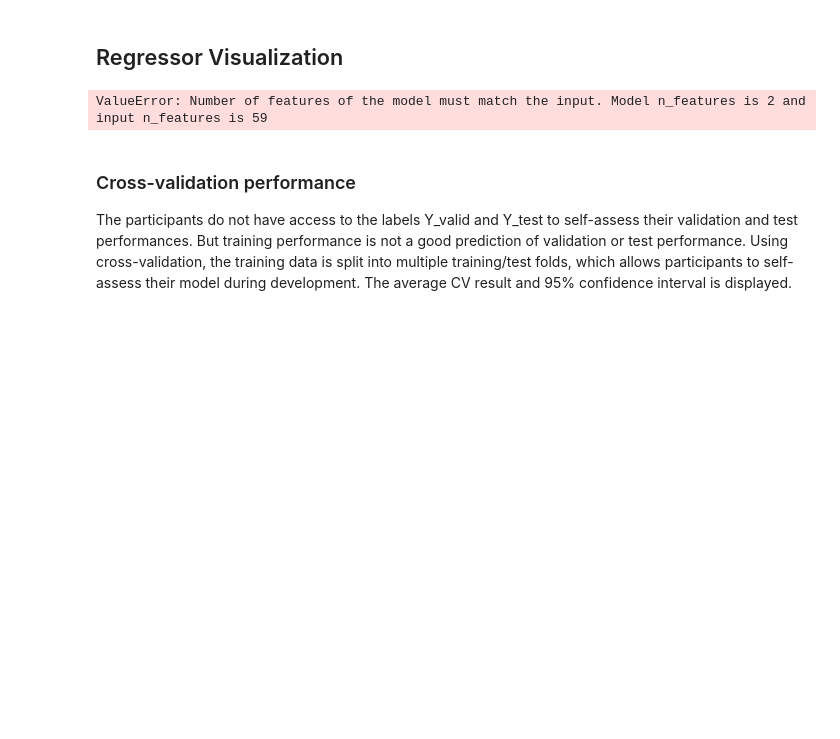
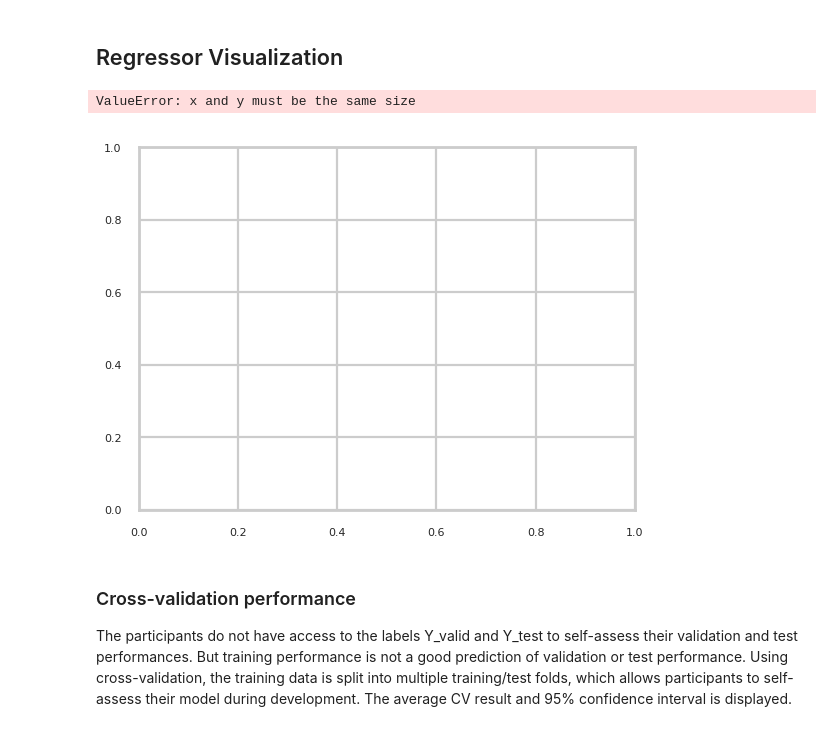
Before and after one commit to gojoise/MOTO, a Jupyter notebook: starting_kit/README_Visualization.ipynb, the cells around one changed output. Cells and saved outputs as stored; diff of their text form; code cells hidden in the pictures; blank space fills up the shorter version.

Commit message:
Regressor visualization- v2 (not working)

```diff
--- a/starting_kit/README_Visualization.ipynb
+++ b/starting_kit/README_Visualization.ipynb
@@ -421,29 +421,29 @@ plt.show()
 # %%
 from sklearn.tree import DecisionTreeRegressor
 
-
 # Fit regression model
+X_test= D.data['X_test']
 regr_1 = DecisionTreeRegressor(max_depth=2)
 regr_2 = DecisionTreeRegressor(max_depth=5)
-regr_1.fit(X, y)
-regr_2.fit(X, y)
-
+regr_1.fit(X_train, y)
+regr_2.fit(X_train, y)
 # Predict
-y_1 = regr_1.predict(X_train)
-y_2 = regr_2.predict(X_train)
+y_1 = regr_1.predict(X_test)
+y_2 = regr_2.predict(X_test)
 
 # Plot the results
 plt.figure()
 plt.scatter(X, y, s=20, edgecolor="black", c="darkorange", label="data")
 plt.plot(X_train, y_1, color="cornflowerblue",label="max_depth=2", linewidth=2)
 plt.plot(X_train, y_2, color="yellowgreen", label="max_depth=5", linewidth=2)
 plt.xlabel("data")
 plt.ylabel("target")
 plt.title("Decision Tree Regression")
 plt.legend()
 plt.show()
 # %% [output]
-ValueError: Number of features of the model must match the input. Model n_features is 2 and input n_features is 59
+ValueError: x and y must be the same size
+[figure, added]
 # %%
 plt.scatter(Y_train, Y_hat_train, alpha ='0.5', s = 1 )
 plt.show()
```
Also changed, not shown: parts of 1 cell of this notebook.
